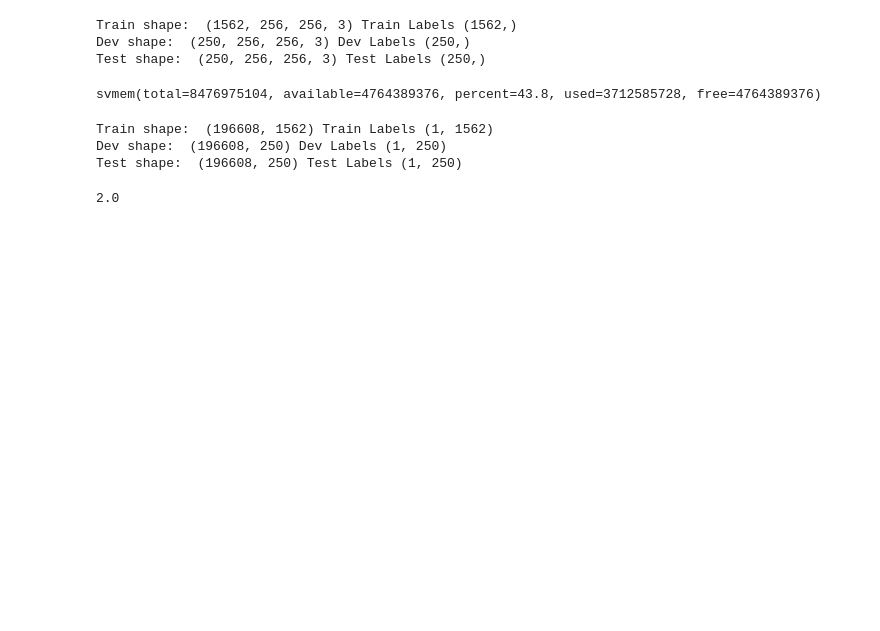
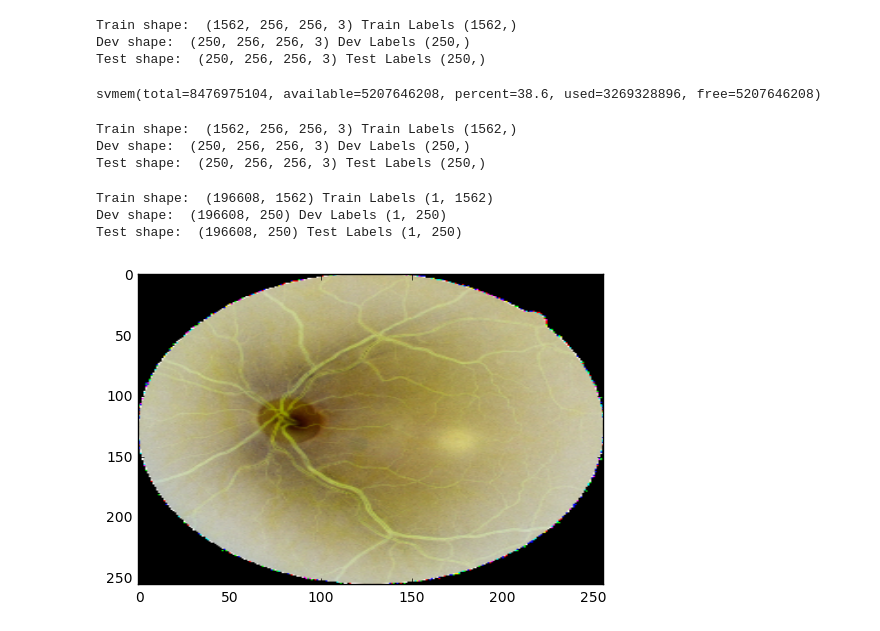
Before and after one commit to apurv121196/Dr.DRE, a Jupyter notebook: IPython Notebooks and files/data.ipynb, the cells around one changed output. Cells and saved outputs as stored; diff of their text form; code cells hidden in the pictures; blank space fills up the shorter version.

```diff
--- a/IPython Notebooks and files/data.ipynb
+++ b/IPython Notebooks and files/data.ipynb
@@ -121,10 +104,58 @@ print('Test shape: ',test_X.shape,'Test Labels',test_Y.shape)
 Train shape:  (1562, 256, 256, 3) Train Labels (1562,)
 Dev shape:  (250, 256, 256, 3) Dev Labels (250,)
 Test shape:  (250, 256, 256, 3) Test Labels (250,)
-# %%
-print(psutil.virtual_memory())
-# %% [output]
-svmem(total=8476975104, available=4764389376, percent=43.8, used=3712585728, free=4764389376)
+# %%
+import pickle
+
+# trX=open('train_X','wb')
+# pickle.dump(train_X,trX,pickle.HIGHEST_PROTOCOL)
+# trX.close()
+
+dX=open('dev_X','wb')
+pickle.dump(val_X,dX,pickle.HIGHEST_PROTOCOL)
+dX.close()
+
+tsX=open('test_X','wb')
+pickle.dump(test_X,tsX,pickle.HIGHEST_PROTOCOL)
+tsX.close()
+
+trY=open('train_Y','wb')
+pickle.dump(train_Y,trY,pickle.HIGHEST_PROTOCOL)
+trY.close()
+
+dY=open('dev_Y','wb')
+pickle.dump(val_Y,dY,pickle.HIGHEST_PROTOCOL)
+dY.close()
+
+tsY=open('test_Y','wb')
+pickle.dump(test_Y,tsY,pickle.HIGHEST_PROTOCOL)
+tsY.close()
+
+print(psutil.virtual_memory())
+# %% [output]
+svmem(total=8476975104, available=5207646208, percent=38.6, used=3269328896, free=5207646208)
+# %%
+import pickle
+def load(files):
+    f=open(files,'rb')
+    x=pickle.load(f)
+    f.close()
+    return x
+
+# train_X=load('train_X')
+# test_X=load('test_X')
+val_X=load('dev_X')
+train_Y=load('train_Y')
+test_Y=load('test_Y')
+val_Y=load('dev_Y')
+
+print('Train shape: ',train_X.shape,'Train Labels',train_Y.shape)
+print('Dev shape: ',val_X.shape,'Dev Labels',val_Y.shape)
+print('Test shape: ',test_X.shape,'Test Labels',test_Y.shape)
+# %% [output]
+Train shape:  (1562, 256, 256, 3) Train Labels (1562,)
+Dev shape:  (250, 256, 256, 3) Dev Labels (250,)
+Test shape:  (250, 256, 256, 3) Test Labels (250,)
 # %%
 #Flattening the datasets
 def flatten(X):
@@ -147,7 +178,9 @@ Dev shape:  (196608, 250) Dev Labels (1, 250)
 Test shape:  (196608, 250) Test Labels (1, 250)
 # %%
 #Augmentation
-# %%
-print(test_X[0][5])
-# %% [output]
-2.0
+# %%
+# print(test_X.reshape(250,256,256,3)[33][1])
+plt.imshow(test_X.T.reshape(250,256,256,3)[0],aspect='auto')
+plt.show()
+# %% [output]
+[figure, added]
```
Also changed, not shown: parts of 17 cells of this notebook, 1 other file.
